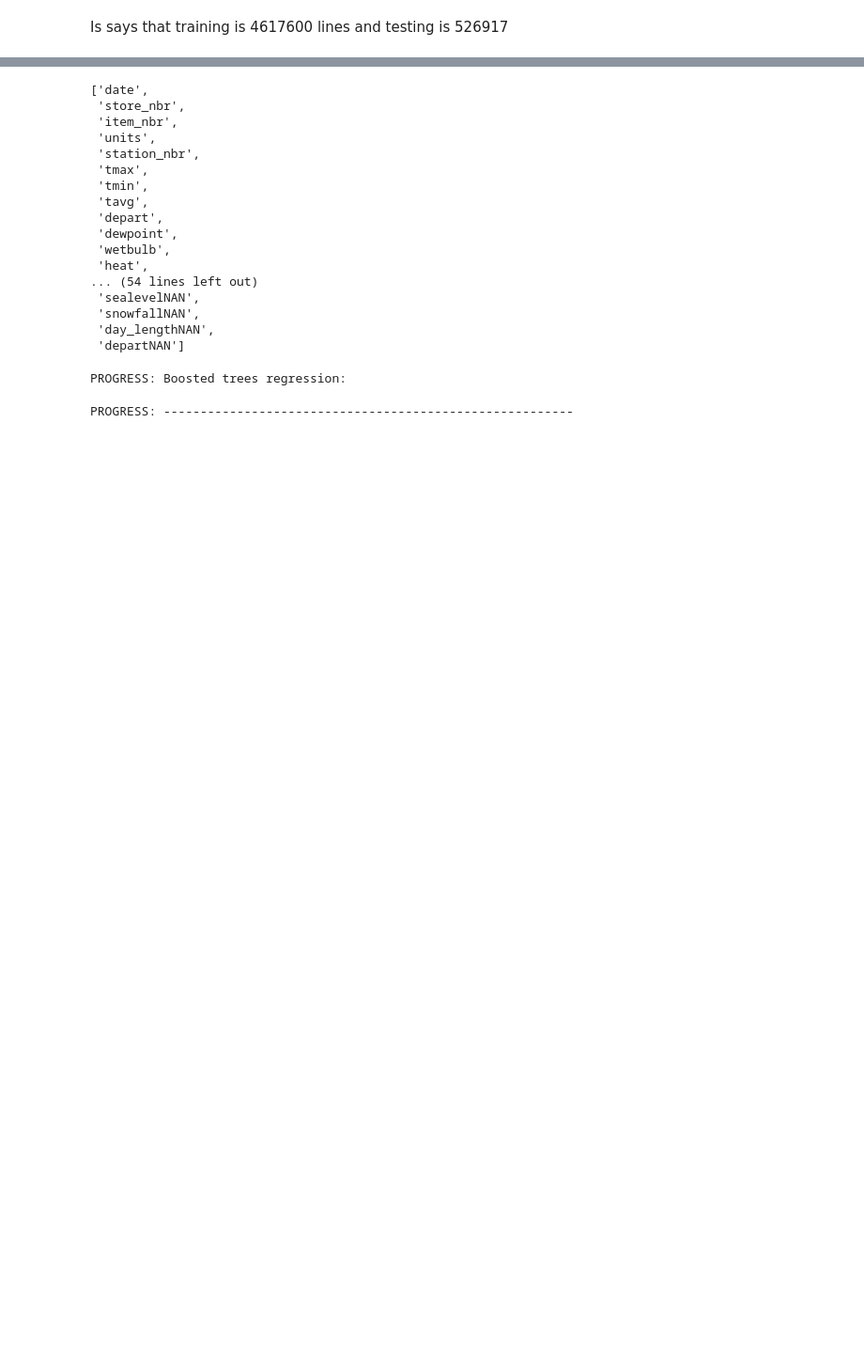
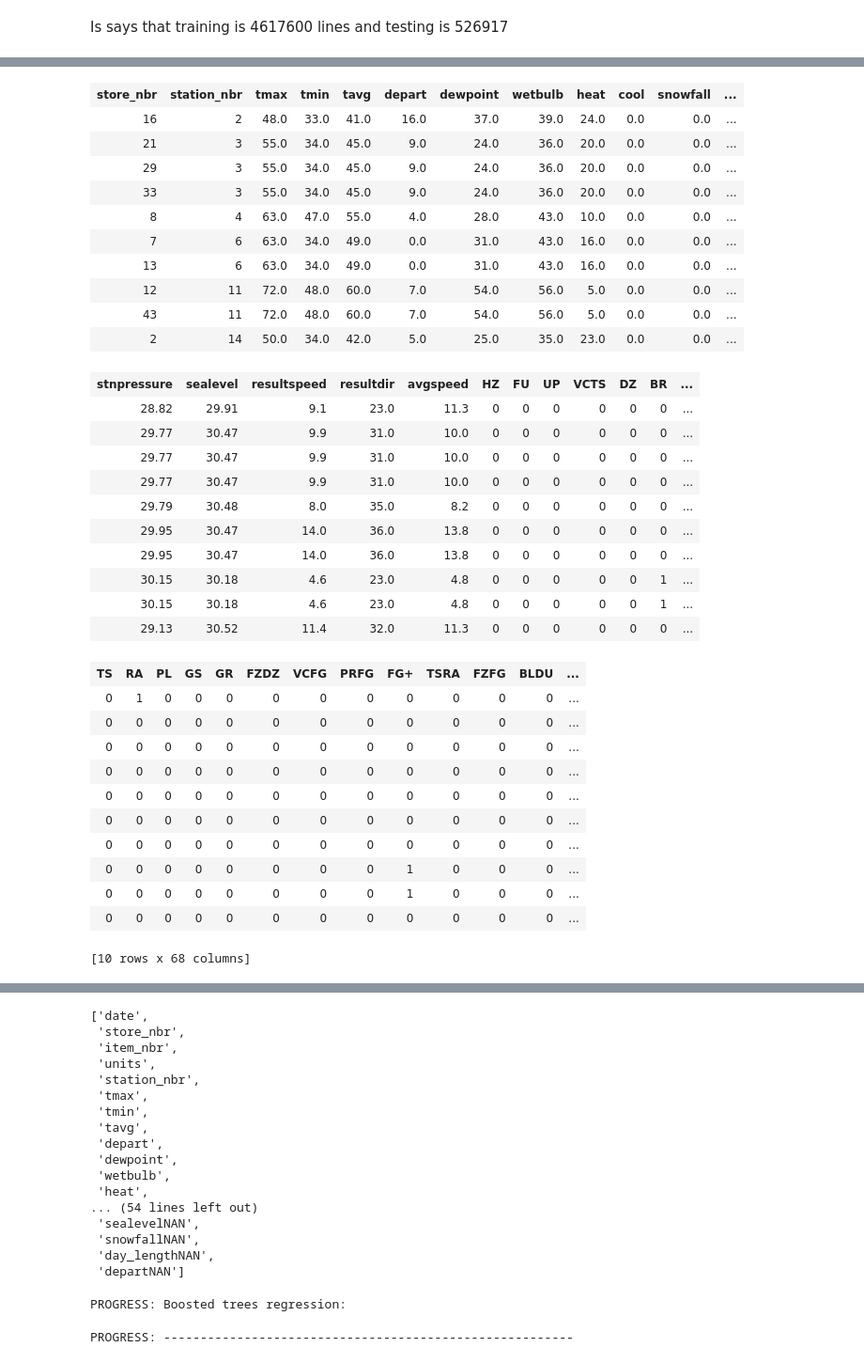
Before and after one commit to ternaus/kaggle_wallmart, a Jupyter notebook: GraphLab approach.ipynb, the cells around one changed output, grey strips where cells are left out. Shown at 94% size. Saved outputs shown, nothing was run; the diff lists cells and outputs as text; code cells hidden in the pictures; blank space fills up the shorter version.

```diff
--- a/GraphLab approach.ipynb
+++ b/GraphLab approach.ipynb
@@ -76,0 +150,37 @@ training.head()
+# %%
+key.head()
+# %% [output]
+| store_nbr | station_nbr | tmax | tmin | tavg | depart | dewpoint | wetbulb | heat | cool | snowfall | ... |
+| 16 | 2 | 48.0 | 33.0 | 41.0 | 16.0 | 37.0 | 39.0 | 24.0 | 0.0 | 0.0 | ... |
+| 21 | 3 | 55.0 | 34.0 | 45.0 | 9.0 | 24.0 | 36.0 | 20.0 | 0.0 | 0.0 | ... |
+| 29 | 3 | 55.0 | 34.0 | 45.0 | 9.0 | 24.0 | 36.0 | 20.0 | 0.0 | 0.0 | ... |
+| 33 | 3 | 55.0 | 34.0 | 45.0 | 9.0 | 24.0 | 36.0 | 20.0 | 0.0 | 0.0 | ... |
+| 8 | 4 | 63.0 | 47.0 | 55.0 | 4.0 | 28.0 | 43.0 | 10.0 | 0.0 | 0.0 | ... |
+| 7 | 6 | 63.0 | 34.0 | 49.0 | 0.0 | 31.0 | 43.0 | 16.0 | 0.0 | 0.0 | ... |
+| 13 | 6 | 63.0 | 34.0 | 49.0 | 0.0 | 31.0 | 43.0 | 16.0 | 0.0 | 0.0 | ... |
+| 12 | 11 | 72.0 | 48.0 | 60.0 | 7.0 | 54.0 | 56.0 | 5.0 | 0.0 | 0.0 | ... |
+| 43 | 11 | 72.0 | 48.0 | 60.0 | 7.0 | 54.0 | 56.0 | 5.0 | 0.0 | 0.0 | ... |
+| 2 | 14 | 50.0 | 34.0 | 42.0 | 5.0 | 25.0 | 35.0 | 23.0 | 0.0 | 0.0 | ... |
+| stnpressure | sealevel | resultspeed | resultdir | avgspeed | HZ | FU | UP | VCTS | DZ | BR | ... |
+| 28.82 | 29.91 | 9.1 | 23.0 | 11.3 | 0 | 0 | 0 | 0 | 0 | 0 | ... |
+| 29.77 | 30.47 | 9.9 | 31.0 | 10.0 | 0 | 0 | 0 | 0 | 0 | 0 | ... |
+| 29.77 | 30.47 | 9.9 | 31.0 | 10.0 | 0 | 0 | 0 | 0 | 0 | 0 | ... |
+| 29.77 | 30.47 | 9.9 | 31.0 | 10.0 | 0 | 0 | 0 | 0 | 0 | 0 | ... |
+| 29.79 | 30.48 | 8.0 | 35.0 | 8.2 | 0 | 0 | 0 | 0 | 0 | 0 | ... |
+| 29.95 | 30.47 | 14.0 | 36.0 | 13.8 | 0 | 0 | 0 | 0 | 0 | 0 | ... |
+| 29.95 | 30.47 | 14.0 | 36.0 | 13.8 | 0 | 0 | 0 | 0 | 0 | 0 | ... |
+| 30.15 | 30.18 | 4.6 | 23.0 | 4.8 | 0 | 0 | 0 | 0 | 0 | 1 | ... |
+| 30.15 | 30.18 | 4.6 | 23.0 | 4.8 | 0 | 0 | 0 | 0 | 0 | 1 | ... |
+| 29.13 | 30.52 | 11.4 | 32.0 | 11.3 | 0 | 0 | 0 | 0 | 0 | 0 | ... |
+| TS | RA | PL | GS | GR | FZDZ | VCFG | PRFG | FG+ | TSRA | FZFG | BLDU | ... |
+| 0 | 1 | 0 | 0 | 0 | 0 | 0 | 0 | 0 | 0 | 0 | 0 | ... |
+| 0 | 0 | 0 | 0 | 0 | 0 | 0 | 0 | 0 | 0 | 0 | 0 | ... |
+| 0 | 0 | 0 | 0 | 0 | 0 | 0 | 0 | 0 | 0 | 0 | 0 | ... |
+| 0 | 0 | 0 | 0 | 0 | 0 | 0 | 0 | 0 | 0 | 0 | 0 | ... |
+| 0 | 0 | 0 | 0 | 0 | 0 | 0 | 0 | 0 | 0 | 0 | 0 | ... |
+| 0 | 0 | 0 | 0 | 0 | 0 | 0 | 0 | 0 | 0 | 0 | 0 | ... |
+| 0 | 0 | 0 | 0 | 0 | 0 | 0 | 0 | 0 | 0 | 0 | 0 | ... |
+| 0 | 0 | 0 | 0 | 0 | 0 | 0 | 0 | 1 | 0 | 0 | 0 | ... |
+| 0 | 0 | 0 | 0 | 0 | 0 | 0 | 0 | 1 | 0 | 0 | 0 | ... |
+| 0 | 0 | 0 | 0 | 0 | 0 | 0 | 0 | 0 | 0 | 0 | 0 | ... |
+[10 rows x 68 columns]
```
Also changed, not shown: parts of 16 cells of this notebook, 4 other files.
